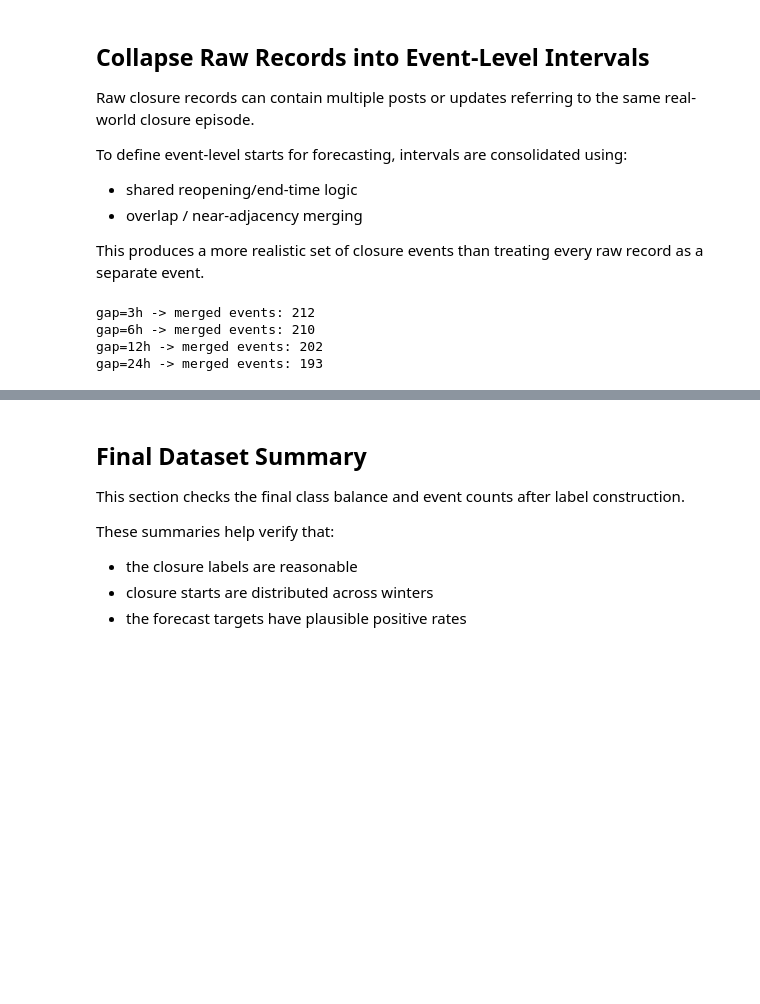
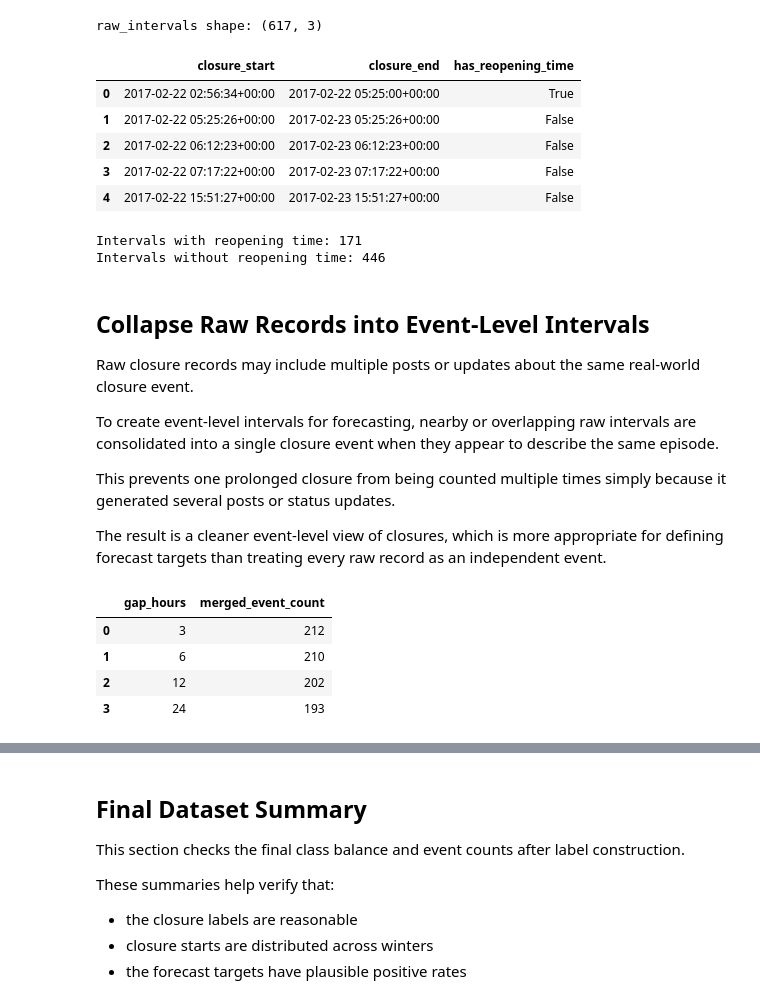
Before and after one commit to PinkyHuddy/road_project, a Jupyter notebook: main/notebooks/1_closure_weather_merging.ipynb, the cells around one changed output, grey strips where cells are left out. Drawn from its saved outputs; the diff is of its cells as text; code cells hidden in the pictures; blank space fills up the shorter version.

```diff
--- a/main/notebooks/1_closure_weather_merging.ipynb
+++ b/main/notebooks/1_closure_weather_merging.ipynb
@@ -153,24 +161,66 @@ Name: count, dtype: int64
+# %%
+raw_intervals = utils.build_closure_intervals(
+    closure_df,
+    closure_col="timestamp",
+    reopen_col="time_reopened",
+    missing_reopen_hours=24
+)
+
+print("raw_intervals shape:", raw_intervals.shape)
+display(raw_intervals.head())
+
+# Validation checks
+assert {"closure_start", "closure_end"}.issubset(raw_intervals.columns)
+assert (raw_intervals["closure_end"] >= raw_intervals["closure_start"]).all()
+assert raw_intervals["closure_start"].notna().all()
+assert raw_intervals["closure_end"].notna().all()
+
+if "has_reopening_time" in raw_intervals.columns:
+    print("\nIntervals with reopening time:", raw_intervals["has_reopening_time"].sum())
+    print("Intervals without reopening time:", (~raw_intervals["has_reopening_time"]).sum())
+else:
+    print("\nSource rows with reopening time:", closure_df["time_reopened"].notna().sum())
+    print("Source rows without reopening time:", closure_df["time_reopened"].isna().sum())
+# %% [output]
+raw_intervals shape: (617, 3)
+|  | closure_start | closure_end | has_reopening_time |
+| 0 | 2017-02-22 02:56:34+00:00 | 2017-02-22 05:25:00+00:00 | True |
+| 1 | 2017-02-22 05:25:26+00:00 | 2017-02-23 05:25:26+00:00 | False |
+| 2 | 2017-02-22 06:12:23+00:00 | 2017-02-23 06:12:23+00:00 | False |
+| 3 | 2017-02-22 07:17:22+00:00 | 2017-02-23 07:17:22+00:00 | False |
+| 4 | 2017-02-22 15:51:27+00:00 | 2017-02-23 15:51:27+00:00 | False |
+Intervals with reopening time: 171
+Intervals without reopening time: 446
 # %% [markdown]
 ## Collapse Raw Records into Event-Level Intervals
 
-Raw closure records can contain multiple posts or updates referring to the same real-world closure episode.
+Raw closure records may include multiple posts or updates about the same real-world closure event.
 
-To define event-level starts for forecasting, intervals are consolidated using:
-- shared reopening/end-time logic
-- overlap / near-adjacency merging
+To create event-level intervals for forecasting, nearby or overlapping raw intervals are consolidated into a single closure event when they appear to describe the same episode.
 
-This produces a more realistic set of closure events than treating every raw record as a separate event.
+This prevents one prolonged closure from being counted multiple times simply because it generated several posts or status updates.
+
+The result is a cleaner event-level view of closures, which is more appropriate for defining forecast targets than treating every raw record as an independent event.
 # %%
+gap_results = []
+
 for gap in [3, 6, 12, 24]:
     event_intervals_test = utils.build_event_intervals(
         raw_intervals,
         max_gap_hours=gap
     )
-    print(f"gap={gap}h -> merged events: {len(event_intervals_test)}")
+    gap_results.append({
+        "gap_hours": gap,
+        "merged_event_count": len(event_intervals_test)
+    })
+
+gap_results_df = pd.DataFrame(gap_results)
+display(gap_results_df)
 # %% [output]
-gap=3h -> merged events: 212
-gap=6h -> merged events: 210
-gap=12h -> merged events: 202
-gap=24h -> merged events: 193
+|  | gap_hours | merged_event_count |
+| 0 | 3 | 212 |
+| 1 | 6 | 210 |
+| 2 | 12 | 202 |
+| 3 | 24 | 193 |
 # %%
 event_intervals = utils.build_event_intervals(raw_intervals, max_gap_hours=12)
```
Also changed, not shown: parts of 35 cells of this notebook, 4 other files.
